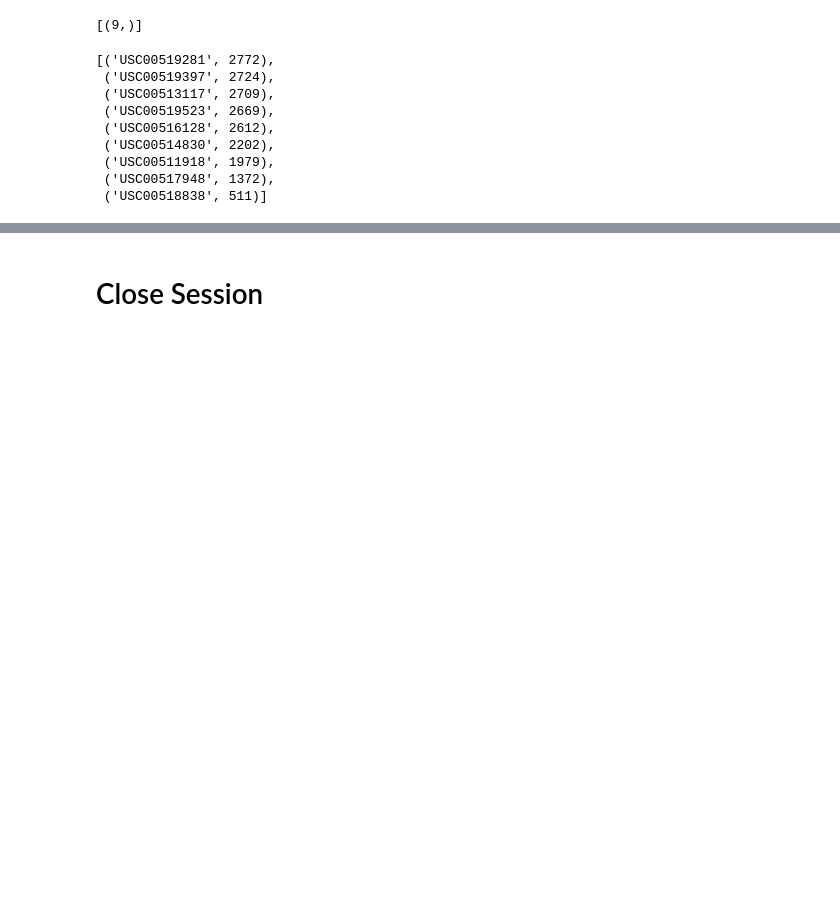
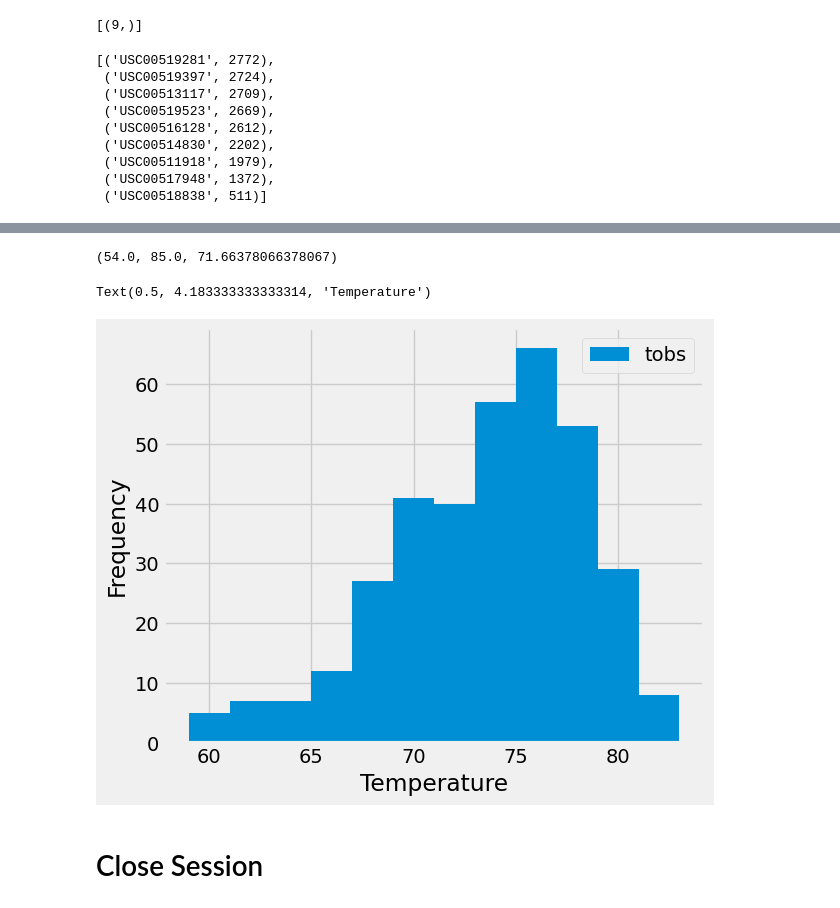
Before and after one commit to wsabrinabriggs/sqlAlchemy-challenge, a Jupyter notebook: SurfsUp/Starter_Code/climate_starter.ipynb, the cells around one changed output, grey strips where cells are left out. Cells and saved outputs as stored; diff of their text form; code cells hidden in the pictures; blank space fills up the shorter version.

```diff
--- a/SurfsUp/Starter_Code/climate_starter.ipynb
+++ b/SurfsUp/Starter_Code/climate_starter.ipynb
@@ -240,0 +194,8 @@ Text(0.5, 4.183333333333314, 'Temperature')
+# %%
+# Using the most active station id from the previous query, calculate the lowest, highest, and average temperature.
+most_active_station = session.query((Measurement.station),func.count(Measurement.station)).group_by(Measurement.station).order_by(func.count(Measurement.station).desc()).first()
+#print(most_active_station)
+temps_query = session.query((func.min(Measurement.tobs)),(func.max(Measurement.tobs)),(func.avg(Measurement.tobs))).group_by(Measurement.station == Measurement.id).filter_by(station ='USC00519281').first()
+print(temps_query)
+# %% [output]
+(54.0, 85.0, 71.66378066378067)
@@ -241,3 +247,21 @@ Text(0.5, 4.183333333333314, 'Temperature')
+# %%
+# Using the most active station id
+# Query the last 12 months of temperature observation data for this station and plot the results as a histogram
+##This entire cell came from AskBCS...I still don't understand most of the material in this entire python file.
+import datetime as dt
+from pandas.plotting import table
+date_one_year_ago_check = dt.date(2017, 8, 23) - dt.timedelta(days=365)
+
+query_check = session.query(Measurement.tobs).\
+    filter(Measurement.station == 'USC00519281').\
+    filter(Measurement.date >= date_one_year_ago_check).all()
+df_tobs = pd.DataFrame(query_check, columns=['tobs'])
+df_tobs.plot.hist(bins=12)
+plt.tight_layout()
+plt.xlabel("Temperature")
+# %% [output]
+Text(0.5, 4.183333333333314, 'Temperature')
+[figure, added]
 # %% [markdown]
 # Close Session
 # %%
```
Also changed, not shown: parts of 13 cells of this notebook.
